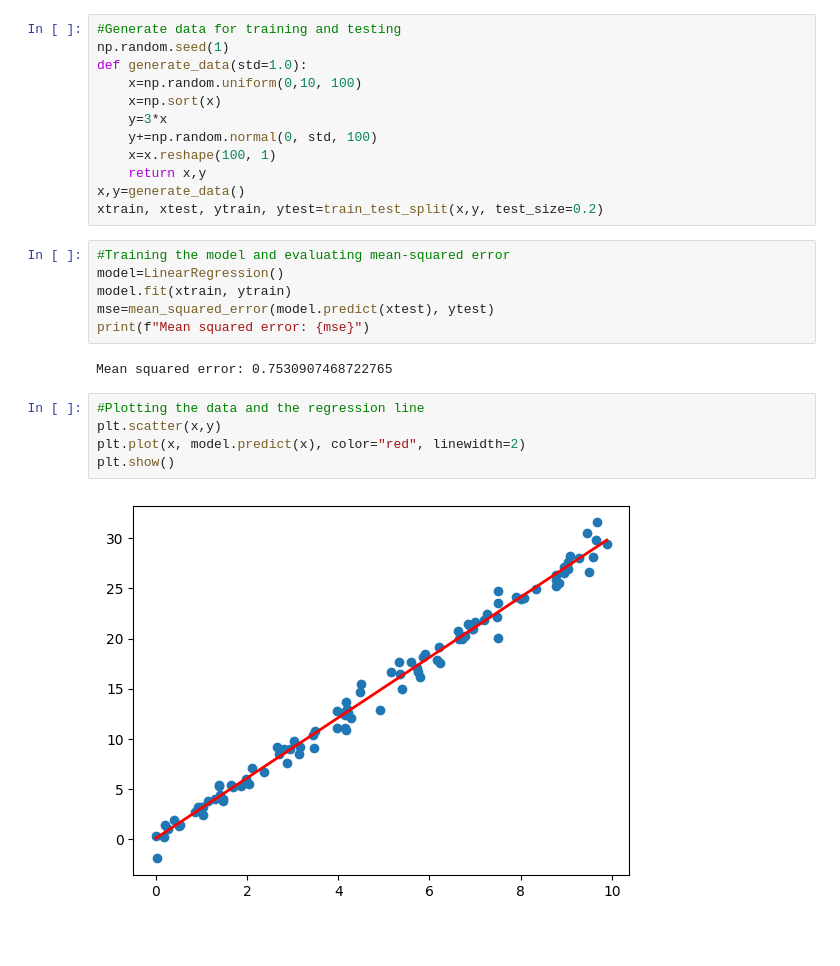
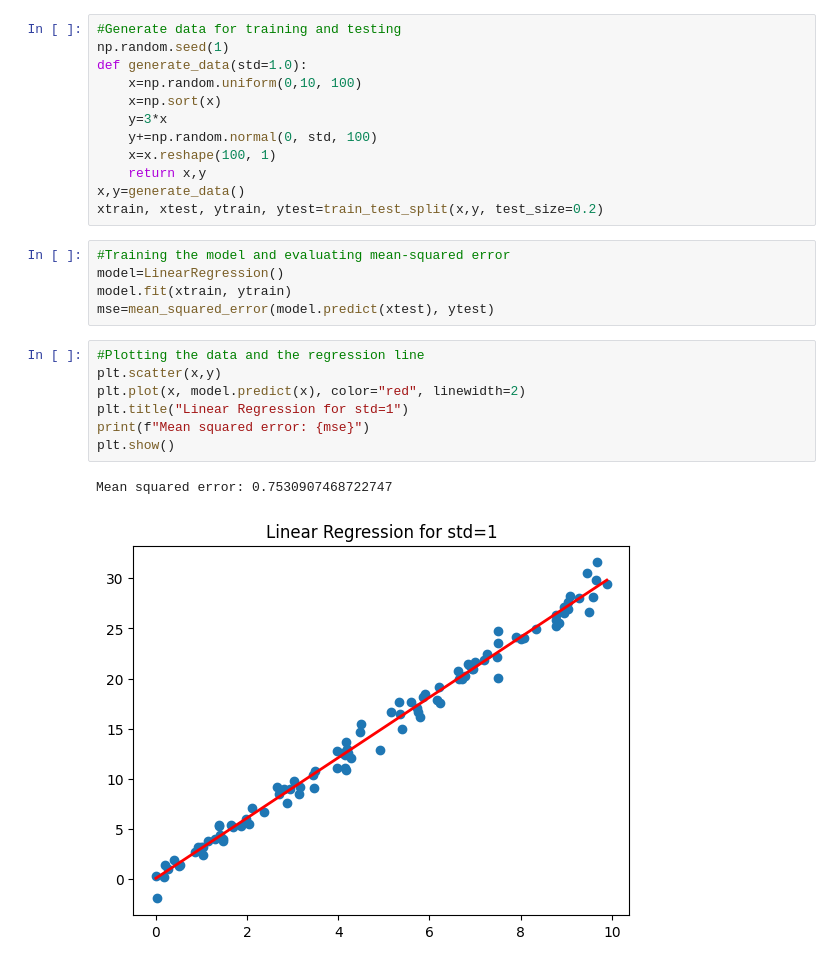
Before and after one commit to Andrewros/MathML-project-1, a Jupyter notebook: Simple Linear Regression on Simulated Data.ipynb, the cells around one changed output. Drawn from its saved outputs; the diff is of its cells as text; blank space fills up the shorter version.

```diff
--- a/Simple Linear Regression on Simulated Data.ipynb
+++ b/Simple Linear Regression on Simulated Data.ipynb
@@ -22,16 +22,16 @@ xtrain, xtest, ytrain, ytest=train_test_split(x,y, test_size=0.2)
 model=LinearRegression()
 model.fit(xtrain, ytrain)
 mse=mean_squared_error(model.predict(xtest), ytest)
-print(f"Mean squared error: {mse}")
-# %% [output]
-Mean squared error: 0.7530907468722765
 # %%
 #Plotting the data and the regression line
 plt.scatter(x,y)
 plt.plot(x, model.predict(x), color="red", linewidth=2)
+plt.title("Linear Regression for std=1")
+print(f"Mean squared error: {mse}")
 plt.show()
 # %% [output]
+Mean squared error: 0.7530907468722747
-[figure, old version]
+[figure, new version]
 # %%
 #Repeat for sigma=0.1
 np.random.seed(1)
```
Also changed, not shown: parts of 3 cells of this notebook.
